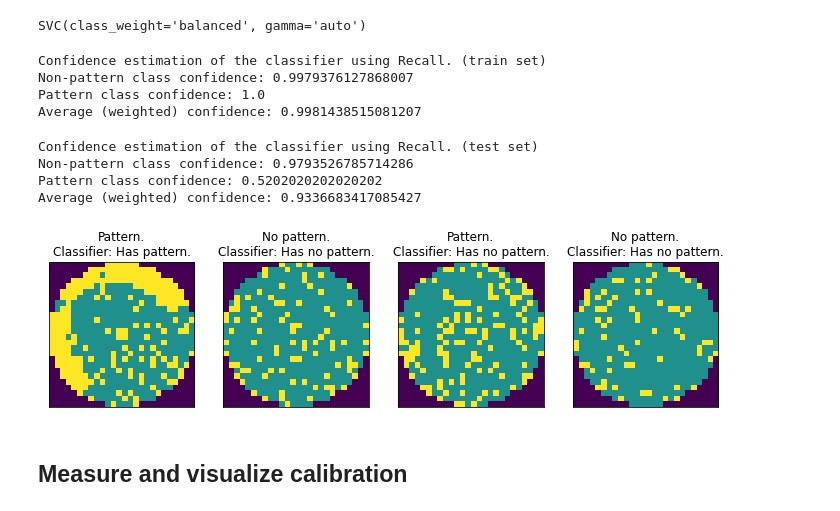
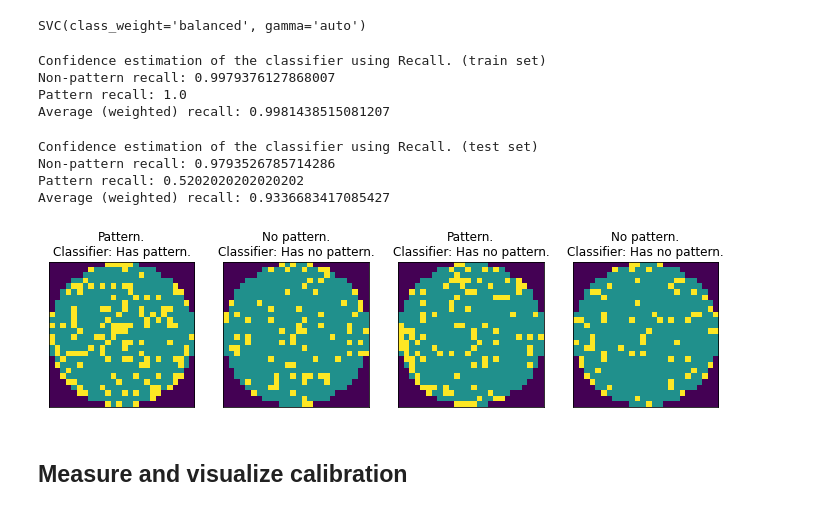
Before and after one commit to Tbas99/2IMN30---Assignment-1, a Jupyter notebook: calibration.ipynb, the cells around one changed output. Drawn from its saved outputs; the diff is of its cells as text; code cells hidden in the pictures.

```diff
--- a/calibration.ipynb
+++ b/calibration.ipynb
@@ -186,6 +172,6 @@ feature_vectors_train = X_train.reshape(len(X_train), -1) # (4310, 676)
 feature_vectors_test = X_test.reshape(len(X_test), -1) # (1990, 676)
 
 # Preprocessing - Standardization for our machine learning estimator
-scaler = preprocessing.StandardScaler()
-x_binary_train = scaler.fit_transform(feature_vectors_train)
-x_binary_test = scaler.fit_transform(feature_vectors_test)
+standard_scaler = StandardScaler()
+x_binary_train = standard_scaler.fit_transform(feature_vectors_train)
+x_binary_test = standard_scaler.fit_transform(feature_vectors_test)
@@ -199,66 +202,67 @@ SVC(class_weight='balanced', gamma='auto')
 # Scoring - Calculate the precision of the classifier
 y_binary_train_predictions = classifier.predict(x_binary_train)
 
-weighted_recall = metrics.recall_score(y_binary_train, y_binary_train_predictions, average='weighted')
-non_pattern_recall = metrics.recall_score(y_binary_train, y_binary_train_predictions, average='binary', pos_label=0)
-pattern_recall = metrics.recall_score(y_binary_train, y_binary_train_predictions, average='binary', pos_label=1)
+weighted_train_recall = recall_score(y_binary_train, y_binary_train_predictions, average='weighted')
+non_pattern_train_recall = recall_score(y_binary_train, y_binary_train_predictions, average='binary', pos_label=0)
+pattern_train_recall = recall_score(y_binary_train, y_binary_train_predictions, average='binary', pos_label=1)
 
-print("Confidence estimation of the classifier using Recall. (train set)\n" +
-      "Non-pattern class confidence: " + str(non_pattern_recall) + "\n"
-      "Pattern class confidence: " + str(pattern_recall) + "\n"
-      "Average (weighted) confidence: " + str(weighted_recall))
+print("Confidence estimation of the classifier using Recall. (train set)\n"
+      f"Non-pattern recall: {non_pattern_train_recall}\n"
+      f"Pattern recall: {pattern_train_recall}\n"
+      f"Average (weighted) recall: {weighted_train_recall}")
 # %% [output]
 Confidence estimation of the classifier using Recall. (train set)
-Non-pattern class confidence: 0.9979376127868007
-Pattern class confidence: 1.0
-Average (weighted) confidence: 0.9981438515081207
+Non-pattern recall: 0.9979376127868007
+Pattern recall: 1.0
+Average (weighted) recall: 0.9981438515081207
 # %%
 # Scoring - Calculate the precision of the classifier on the test set
 y_binary_test_predictions = classifier.predict(x_binary_test)
 
-weighted_recall = metrics.recall_score(y_binary_test, y_binary_test_predictions, average='weighted')
-non_pattern_recall = metrics.recall_score(y_binary_test, y_binary_test_predictions, average='binary', pos_label=0)
-pattern_recall = metrics.recall_score(y_binary_test, y_binary_test_predictions, average='binary', pos_label=1)
+weighted_test_recall = recall_score(y_binary_test, y_binary_test_predictions, average='weighted')
+non_pattern_test_recall = recall_score(y_binary_test, y_binary_test_predictions, average='binary', pos_label=0)
+pattern_test_recall = recall_score(y_binary_test, y_binary_test_predictions, average='binary', pos_label=1)
+test_f1 = f1_score(y_binary_test, y_binary_test_predictions)
 
-print("Confidence estimation of the classifier using Recall. (test set)\n" +
-      "Non-pattern class confidence: " + str(non_pattern_recall) + "\n"
-      "Pattern class confidence: " + str(pattern_recall) + "\n"
-      "Average (weighted) confidence: " + str(weighted_recall))
+print("Confidence estimation of the classifier using Recall. (test set)\n"
+      f"Non-pattern recall: {non_pattern_test_recall}\n"
+      f"Pattern recall: {pattern_test_recall}\n"
+      f"Average (weighted) recall: {weighted_test_recall}\n")
 # %% [output]
 Confidence estimation of the classifier using Recall. (test set)
-Non-pattern class confidence: 0.9793526785714286
-Pattern class confidence: 0.5202020202020202
-Average (weighted) confidence: 0.9336683417085427
+Non-pattern recall: 0.9793526785714286
+Pattern recall: 0.5202020202020202
+Average (weighted) recall: 0.9336683417085427
 # %%
 # Scoring - Prediction confidence estimates
 y_binary_test_pred_estimates = classifier.decision_function(x_binary_test)
 # %%
 # Predictions - A quick inspection of the performance of the model
 nr_samples = 4
 no_pattern_indexes = np.array(np.where(y_binary_test == 0)).flatten()
 pattern_indexes = np.array(np.where(y_binary_test == 1)).flatten()
 fig, axes = plt.subplots(1, nr_samples, figsize = (12,5))
 for index in range(nr_samples):
     if index % 2 != 1:
         sample_pattern_index = np.random.choice(pattern_indexes)
         ax_title = "Pattern.\n"
     else:
         sample_pattern_index = np.random.choice(no_pattern_indexes)
         ax_title = "No pattern.\n"
 
     sample_pattern_img = X_test[sample_pattern_index]
     sample_feature_vector = x_binary_test[sample_pattern_index].reshape(1, -1)
     prediction = classifier.predict(sample_feature_vector)
 
-    if (prediction == 1):
+    if prediction == 1:
         classifier_result = "Classifier: Has pattern."
     else:
         classifier_result = "Classifier: Has no pattern."
 
     axes[index].imshow(sample_pattern_img)
     axes[index].set_title(ax_title + classifier_result)
     axes[index].set_xticks([])
     axes[index].set_yticks([])
 # %% [output]
-[figure, old version]
+[figure, new version]
 # %%
```
Also changed, not shown: parts of 18 cells of this notebook.
